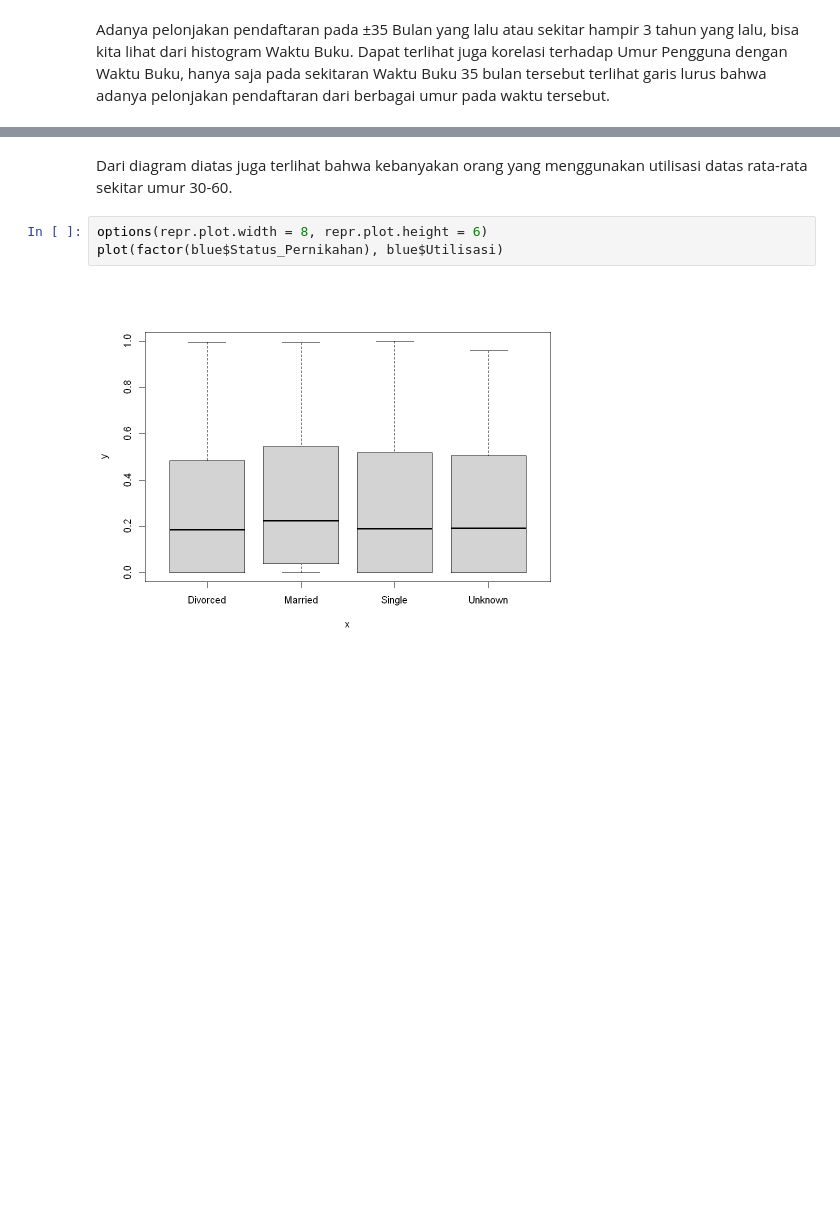
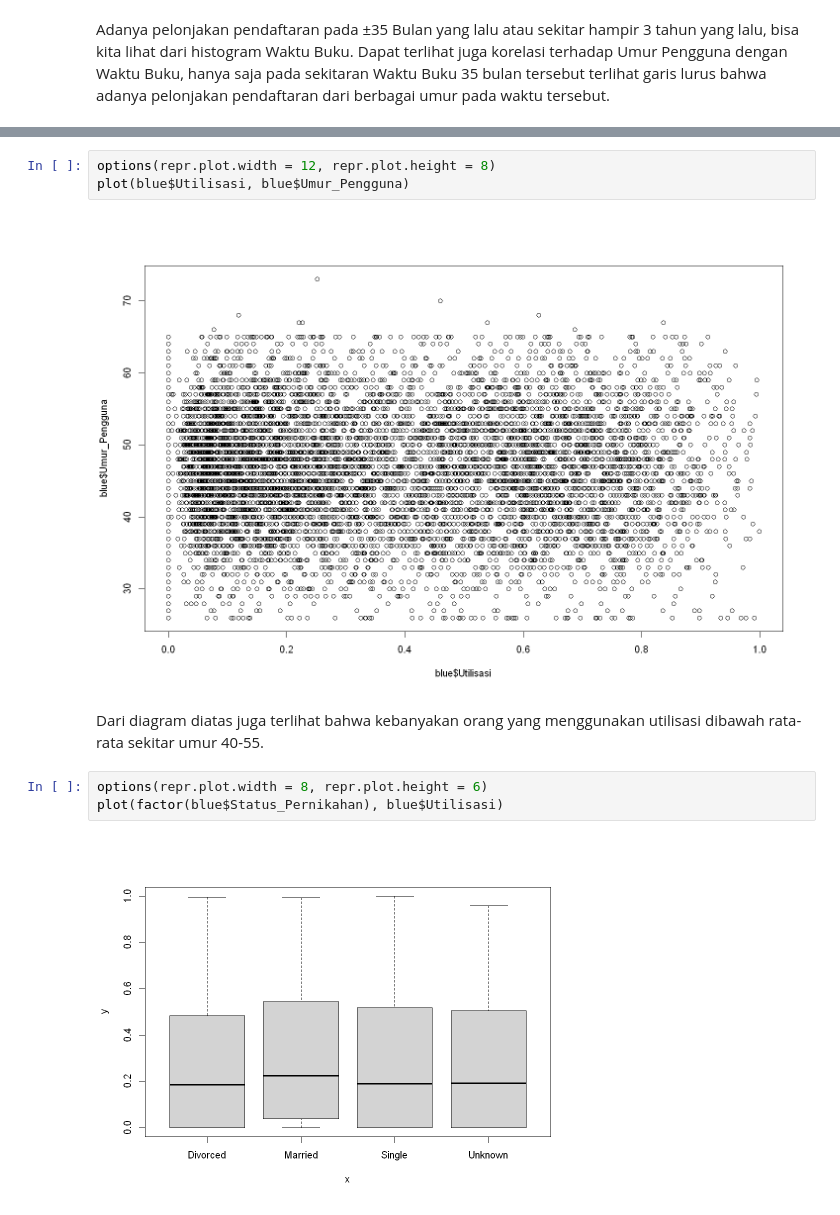
Before and after one commit to kaenova/Statistika_Tubes, a Jupyter notebook: Kaenova Note/Kaenova's Notebook.ipynb, the cells around one changed output, grey strips where cells are left out. Cells and saved outputs as stored; diff of their text form; blank space fills up the shorter version.

```diff
--- a/Kaenova Note/Kaenova's Notebook.ipynb
+++ b/Kaenova Note/Kaenova's Notebook.ipynb
@@ -209,5 +222,10 @@ plot(blue$Umur_Pengguna, blue$Utilisasi)
+# %%
+options(repr.plot.width = 12, repr.plot.height = 8)
+plot(blue$Utilisasi, blue$Umur_Pengguna)
+# %% [output]
+[figure, added]
 # %% [markdown]
-Dari diagram diatas juga terlihat bahwa kebanyakan orang yang menggunakan utilisasi datas rata-rata sekitar umur 30-60.
+Dari diagram diatas juga terlihat bahwa kebanyakan orang yang menggunakan utilisasi dibawah rata-rata sekitar umur 40-55.
 # %%
 options(repr.plot.width = 8, repr.plot.height = 6)
 plot(factor(blue$Status_Pernikahan), blue$Utilisasi)
```
Also changed, not shown: parts of 17 cells of this notebook, 2 other files.
